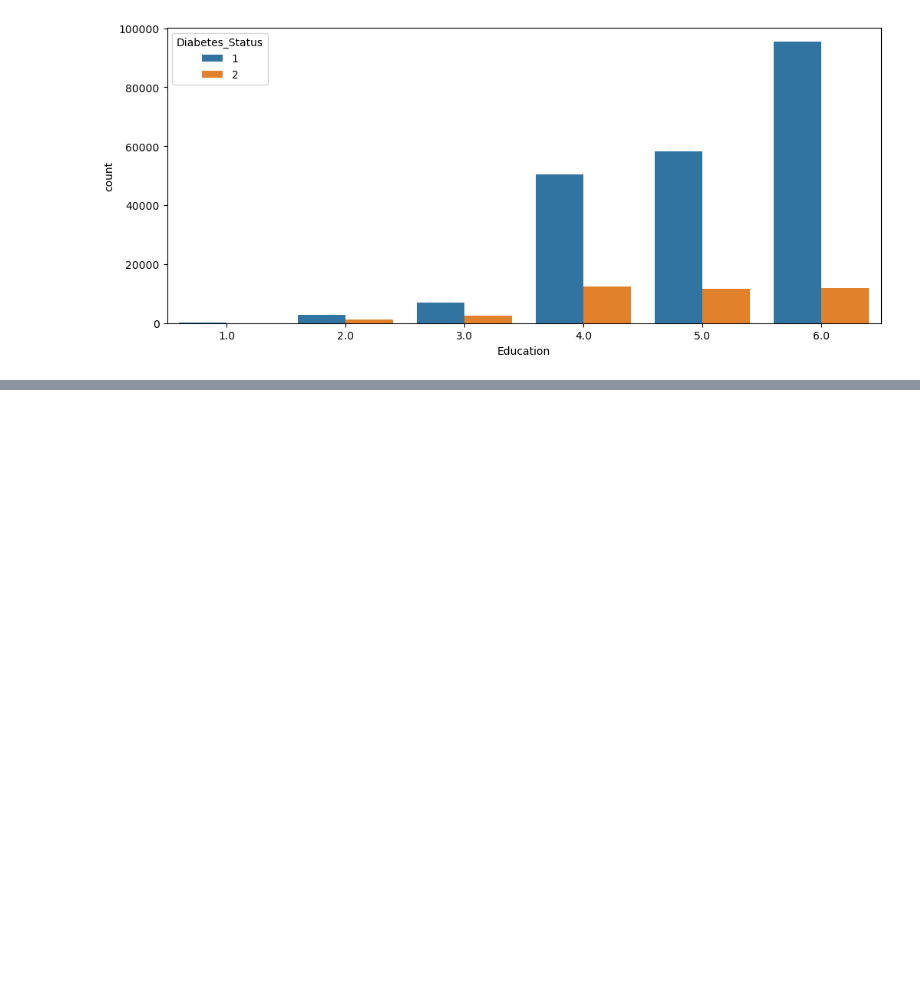
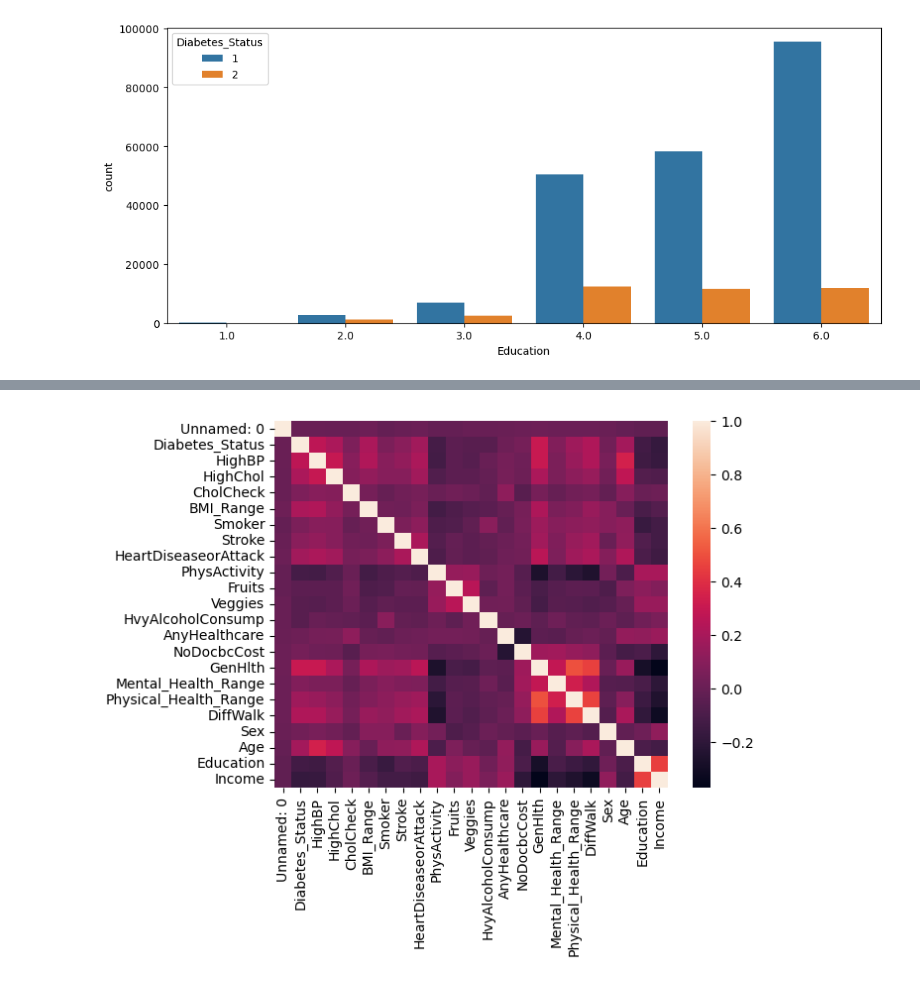
Before and after one commit to TRNisbet/laughing-octo-pancake, a Jupyter notebook: Visualization_work.ipynb, the cells around one changed output, grey strips where cells are left out. Drawn from its saved outputs; the diff is of its cells as text; code cells hidden in the pictures; blank space fills up the shorter version.

Commit message:
got correlations summary and heatmap

```diff
--- a/Visualization_work.ipynb
+++ b/Visualization_work.ipynb
@@ -182,3 +182,6 @@ plt.show()
 # df = Diabetes_data_df
 # fig = px.bar(df, x="Diabetes_Status", y="BMI_Range", orientation='h')
 # fig.show()
+# %%
+correlations=Diabetes_data_df.corr()
+print(correlations)
@@ -184,0 +227,9 @@ plt.show()
+# %%
+#always remember Jupyter
+%matplotlib inline
+import seaborn as sns
+import matplotlib.pyplot as plt
+sns.heatmap(correlations)
+plt.show()
+# %% [output]
+[figure, added]
```
Also changed, not shown: parts of 2 cells of this notebook.
